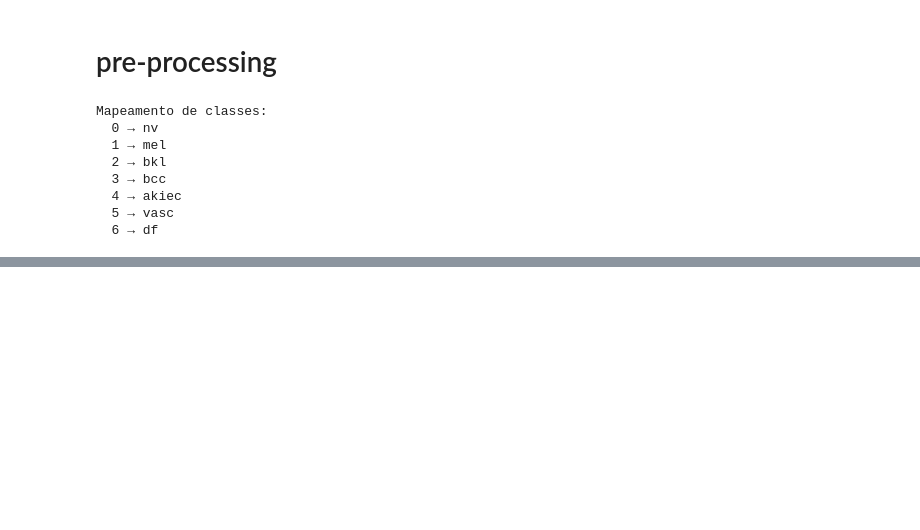
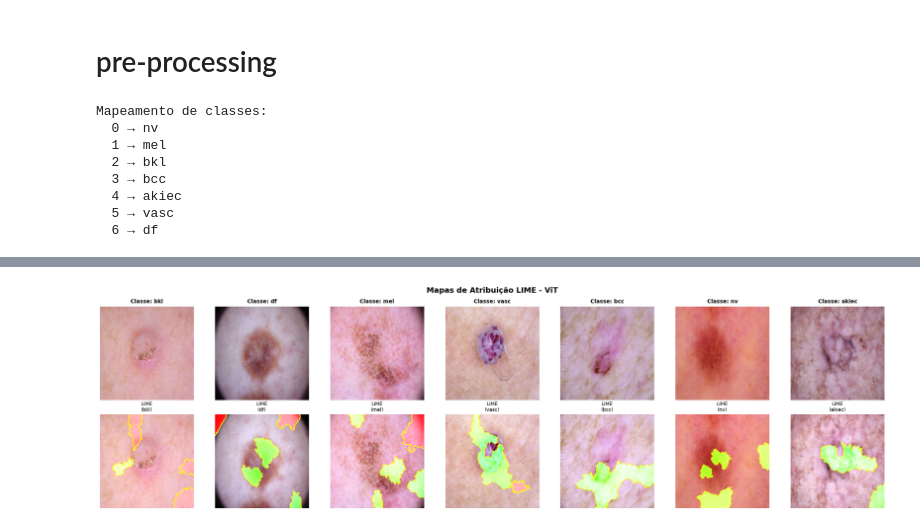
Before and after one commit to leandromiguel/skin-cancer-ham10000, a Jupyter notebook: notebooks/efficient-swin-skin-classification.ipynb, the cells around one changed output, grey strips where cells are left out. Saved outputs shown, nothing was run; the diff lists cells and outputs as text; code cells hidden in the pictures; blank space fills up the shorter version.

```diff
--- a/notebooks/efficient-swin-skin-classification.ipynb
+++ b/notebooks/efficient-swin-skin-classification.ipynb
@@ -719,0 +1191,93 @@ weighted avg     0.8234    0.8127    0.8168      1527
+# %%
+from lime import lime_image
+from skimage.segmentation import mark_boundaries
+import numpy as np
+import torch
+import matplotlib.pyplot as plt
+
+# 1. Função de predição customizada para o LIME
+def batch_predict(images):
+    # Usando o nome correto do seu modelo carregado
+    loaded_model.eval()
+    batch_tensors = []
+
+    for img in images:
+        # Converter numpy para PIL Image
+        pil_img = Image.fromarray((img * 255).astype(np.uint8))
+
+        # Como estamos usando um modelo PyTorch puro (EfficientNet/Swin / HybridModel)
+        # e não o processador do Hugging Face, usamos o transform_pipeline diretamente:
+        tensor = transform_pipeline(pil_img)
+        batch_tensors.append(tensor)
+
+    # Empilhar em um batch e enviar para o dispositivo (GPU/CPU)
+    input_batch = torch.stack(batch_tensors).to(device)
+
+    with torch.no_grad():
+        outputs = loaded_model(input_batch)
+        # Se o modelo retornar logits diretamente, aplicamos o softmax neles:
+        probs = torch.softmax(outputs, dim=1)
+
+    return probs.cpu().numpy()
+
+# 2. Inicializar o explicador LIME para imagens
+explainer = lime_image.LimeImageExplainer()
+
+# Selecionar uma quantidade de imagens de exemplo (ex: as mesmas 7 classes se 'sample_imgs' existir)
+if 'sample_imgs' not in locals() or len(sample_imgs) == 0:
+    print("Coletando imagens de exemplo...")
+    sample_imgs, sample_labels = [], []
+    seen = set()
+    for imgs, labels in test_loader:
+        for img, label in zip(imgs, labels):
+            l = label.item()
+            if l not in seen:
+                sample_imgs.append(img)
+                sample_labels.append(l)
+                seen.add(l)
+            if len(seen) == 7: break
+        if len(seen) == 7: break
+
+# 3. Gerar e plotar as explicações LIME
+fig, axes = plt.subplots(2, 7, figsize=(21, 6))
+print("Gerando mapas LIME (isso pode levar alguns instantes)...")
+
+for i, (img_tensor, label) in enumerate(zip(sample_imgs, sample_labels)):
+    # Reverter a normalização do tensor para exibir a imagem original corretamente no LIME
+    img_np = img_tensor.permute(1, 2, 0).cpu().numpy()
+    img_np = std * img_np + mean
+    img_np = np.clip(img_np, 0, 1)
+
+    # Explicar a instância com LIME
+    # top_labels=1 explica a classe prevista; ou passamos target=label para a classe real
+    explanation = explainer.explain_instance(
+        img_np.astype(np.double),
+        batch_predict,
+        top_labels=7,
+        hide_color=0,
+        num_samples=100  # Número de perturbações (aumentar melhora a precisão, mas é mais lento)
+    )
+
+    # Obter a máscara para a classe real (label)
+    temp, mask = explanation.get_image_and_mask(
+        label,
+        positive_only=False,  # Mostra tanto regiões que apoiam quanto que contradizem
+        num_features=5,       # Quantidade de superpíxeis destacados
+        hide_rest=False
+    )
+
+    # Plotar Imagem Original
+    axes[0, i].imshow(img_np)
+    axes[0, i].set_title(f"Classe: {CLASS_NAMES[label]}", fontsize=10, fontweight='bold')
+    axes[0, i].axis('off')
+
+    # Plotar a fronteira do LIME sobreposta à imagem
+    axes[1, i].imshow(mark_boundaries(temp / temp.max(), mask))
+    axes[1, i].set_title(f"LIME\n({CLASS_NAMES[label]})", fontsize=9)
+    axes[1, i].axis('off')
+
+plt.suptitle("Mapas de Atribuição LIME - ViT", fontsize=14, fontweight='bold')
+plt.tight_layout()
+plt.savefig("lime_vit_final.png", dpi=300, bbox_inches='tight')
+plt.show()
+# %% [output]
@@ -719,0 +1285 @@ weighted avg     0.8234    0.8127    0.8168      1527
+[figure, added]
```
Also changed, not shown: parts of 48 cells of this notebook.
